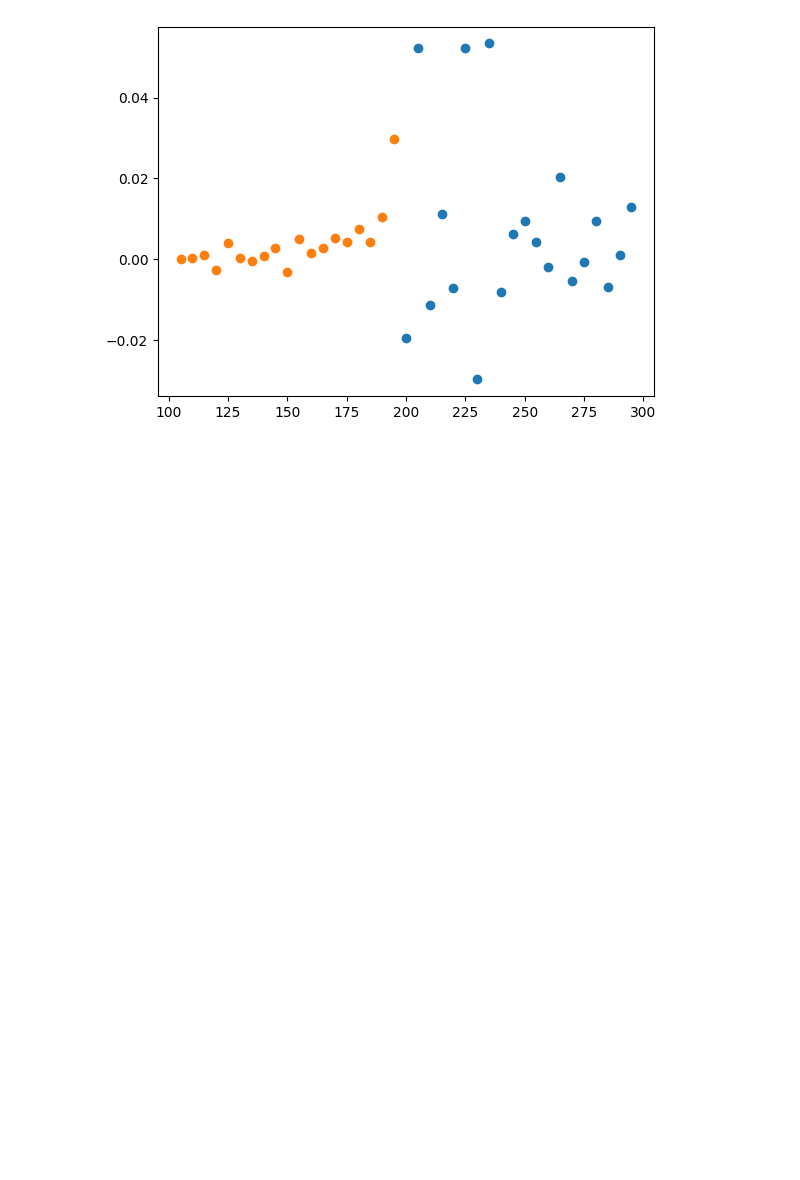
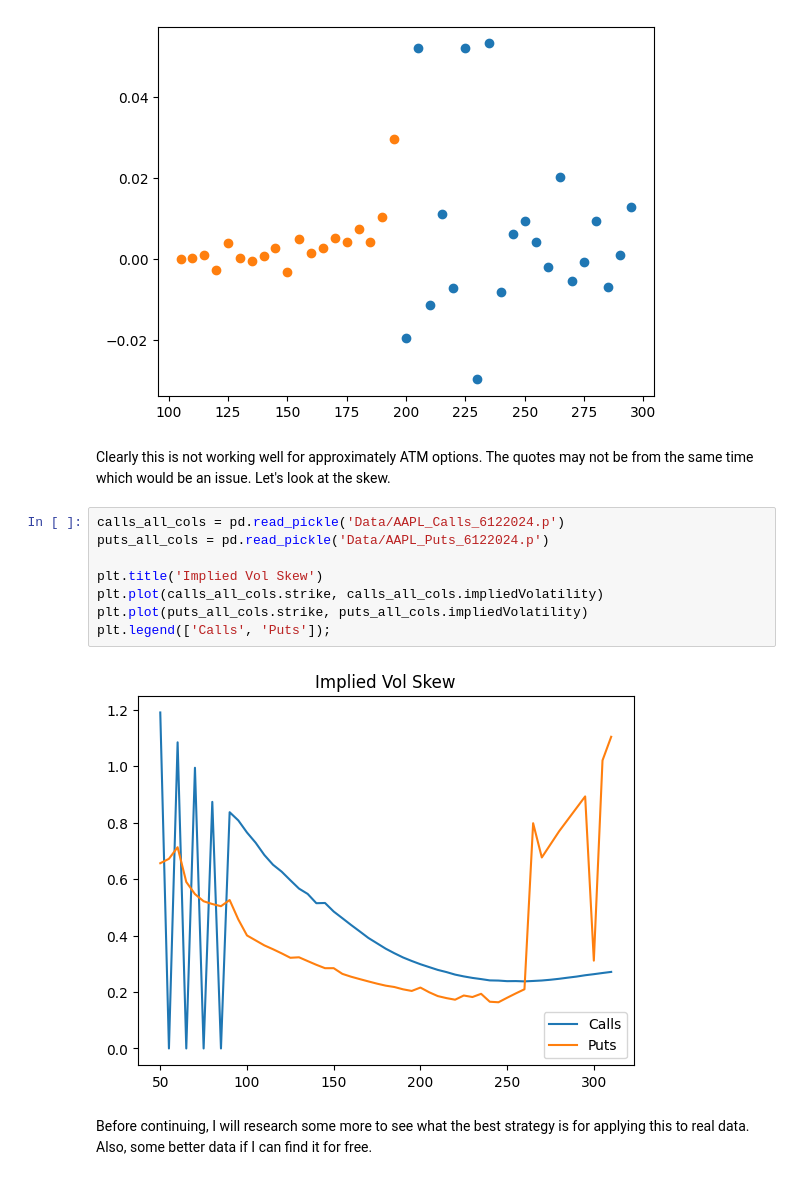
Before and after one commit to hdaniel17/options, a Jupyter notebook: implied-probability.ipynb, the cells around one changed output. Drawn from its saved outputs; the diff is of its cells as text; blank space fills up the shorter version.

```diff
--- a/implied-probability.ipynb
+++ b/implied-probability.ipynb
@@ -256,3 +247,17 @@ plt.scatter(call_df['strike'], call_df['fly'])
 plt.scatter(put_df['strike'], put_df['fly']);
 # %% [output]
 [figure]
+# %% [markdown]
+Clearly this is not working well for approximately ATM options. The quotes may not be from the same time which would be an issue. Let's look at the skew.
+# %%
+calls_all_cols = pd.read_pickle('Data/AAPL_Calls_6122024.p')
+puts_all_cols = pd.read_pickle('Data/AAPL_Puts_6122024.p')
+
+plt.title('Implied Vol Skew')
+plt.plot(calls_all_cols.strike, calls_all_cols.impliedVolatility)
+plt.plot(puts_all_cols.strike, puts_all_cols.impliedVolatility)
+plt.legend(['Calls', 'Puts']);
+# %% [output]
+[figure, added]
+# %% [markdown]
+Before continuing, I will research some more to see what the best strategy is for applying this to real data. Also, some better data if I can find it for free.
```
Also changed, not shown: parts of 7 cells of this notebook.
